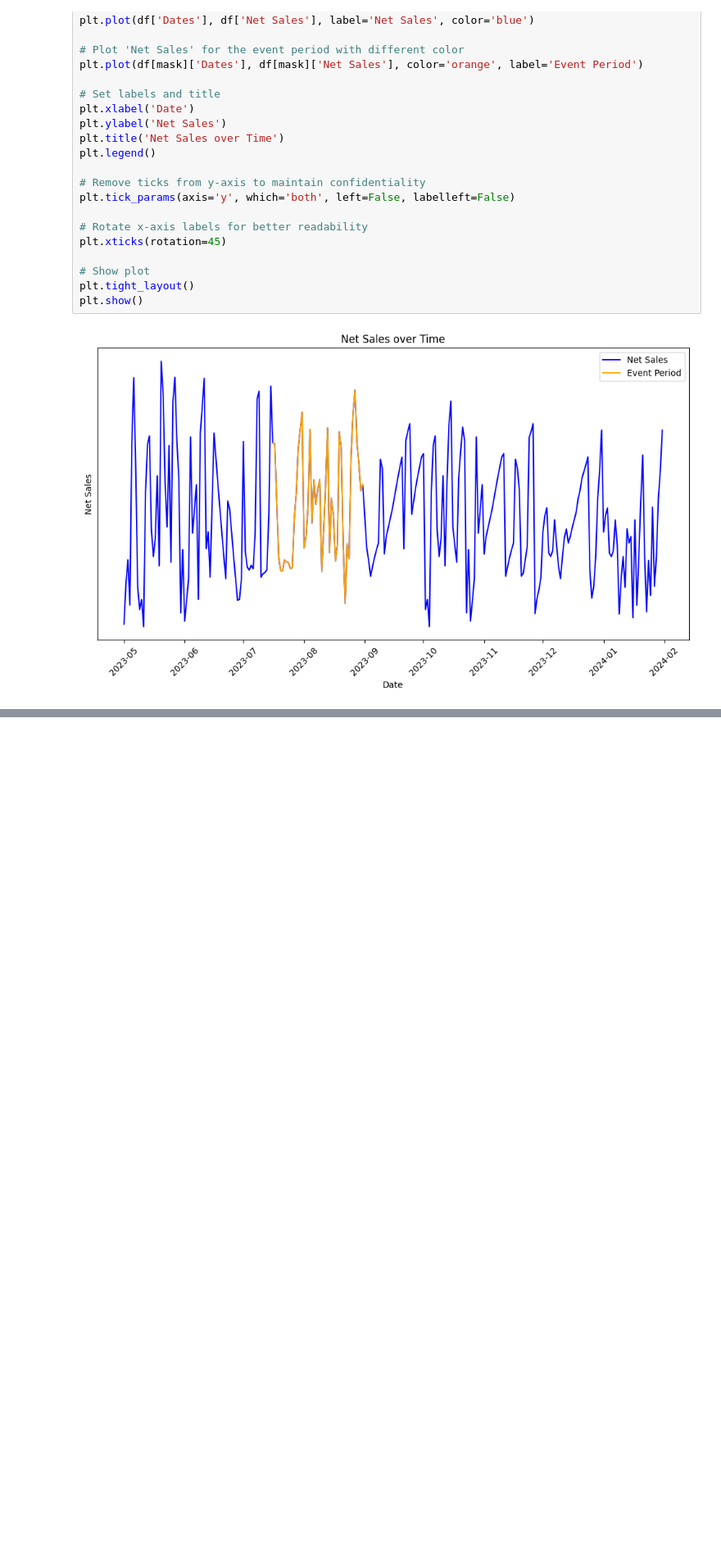
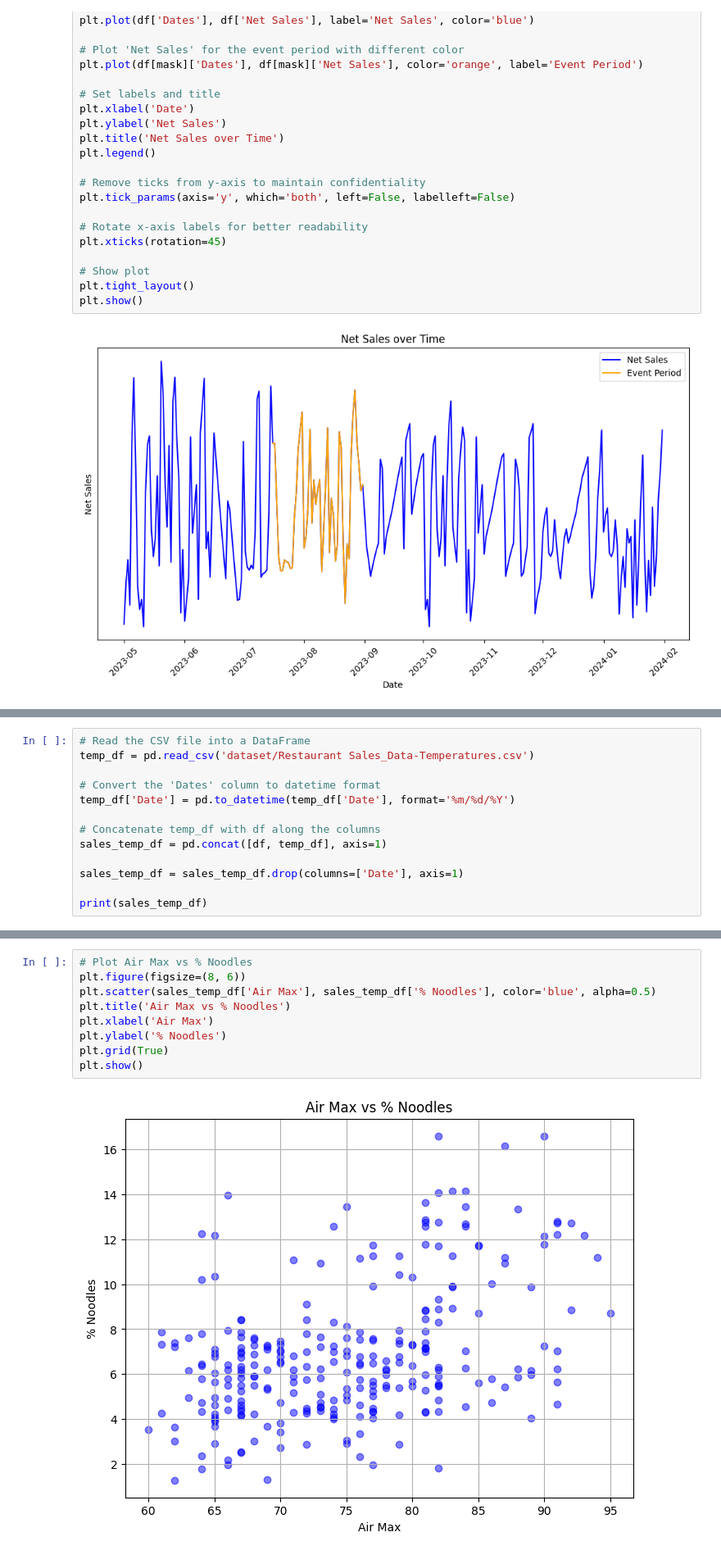
Before and after one commit to leejeff0319/Restaurant_Promotional_Event, a Jupyter notebook: Data_Analysis.ipynb, the cells around one changed output, grey strips where cells are left out. Shown at 82% size. Saved outputs shown, nothing was run; the diff lists cells and outputs as text; blank space fills up the shorter version.

```diff
--- a/Data_Analysis.ipynb
+++ b/Data_Analysis.ipynb
@@ -166,0 +170,13 @@ plt.show()
+# %%
+# Read the CSV file into a DataFrame
+temp_df = pd.read_csv('dataset/Restaurant Sales_Data-Temperatures.csv')
+
+# Convert the 'Dates' column to datetime format
+temp_df['Date'] = pd.to_datetime(temp_df['Date'], format='%m/%d/%Y')
+
+# Concatenate temp_df with df along the columns
+sales_temp_df = pd.concat([df, temp_df], axis=1)
+
+sales_temp_df = sales_temp_df.drop(columns=['Date'], axis=1)
+
+print(sales_temp_df)
@@ -166,0 +201,11 @@ plt.show()
+# %%
+# Plot Air Max vs % Noodles
+plt.figure(figsize=(8, 6))
+plt.scatter(sales_temp_df['Air Max'], sales_temp_df['% Noodles'], color='blue', alpha=0.5)
+plt.title('Air Max vs % Noodles')
+plt.xlabel('Air Max')
+plt.ylabel('% Noodles')
+plt.grid(True)
+plt.show()
+# %% [output]
+[figure, added]
```
Also changed, not shown: parts of 14 cells of this notebook.
